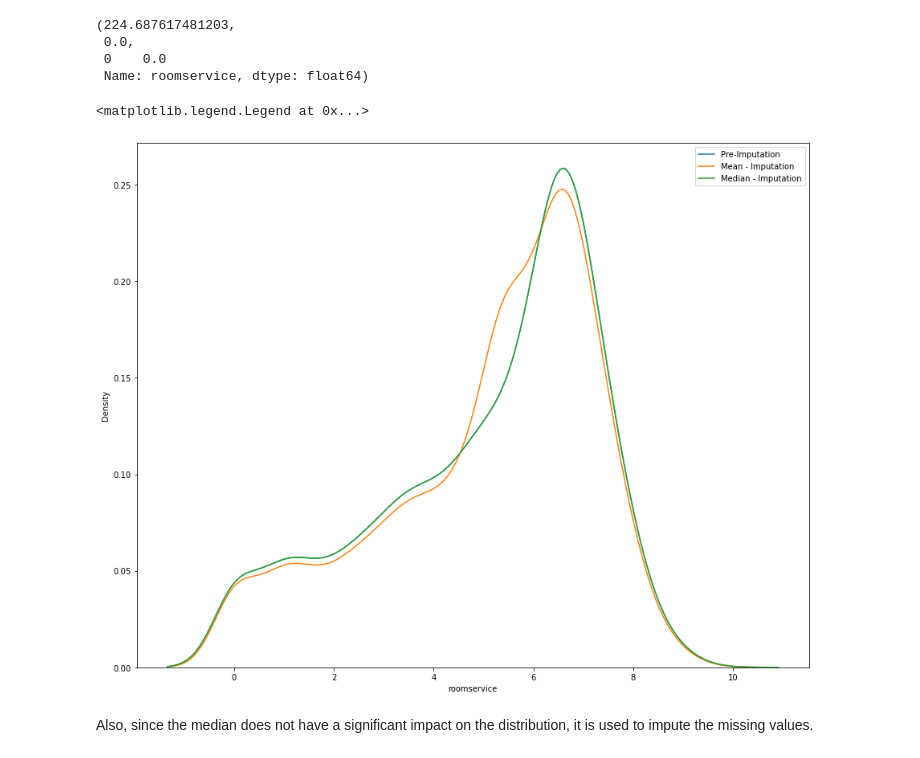
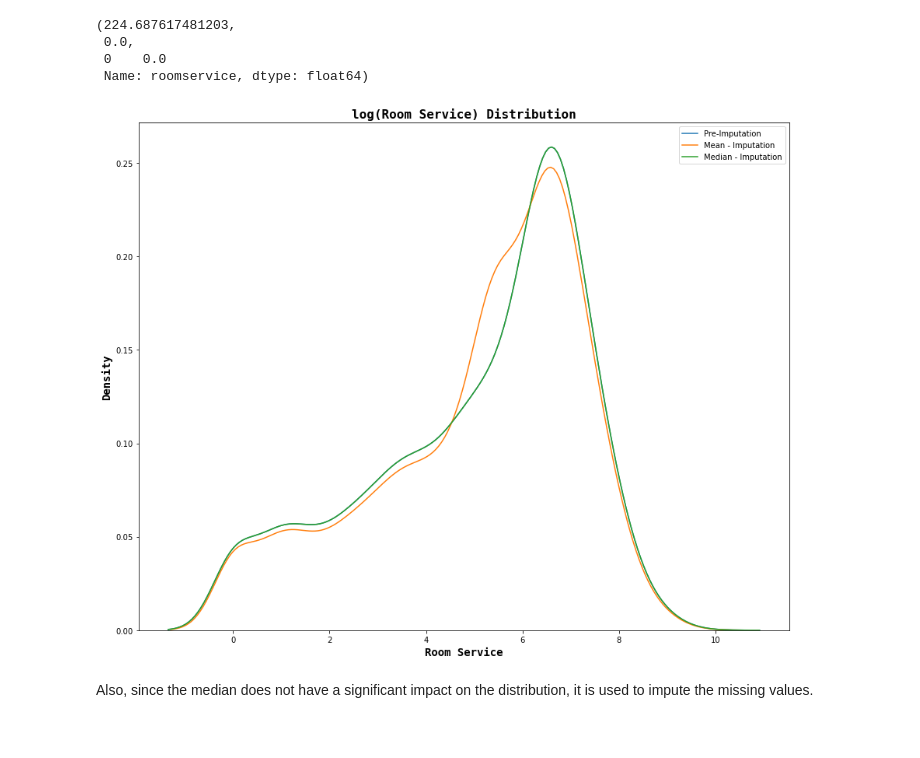
Before and after one commit to XVI-IX/spaceship_titanic, a Jupyter notebook: spaceship.ipynb, the cells around one changed output. Drawn from its saved outputs; the diff is of its cells as text; code cells hidden in the pictures.

```diff
--- a/spaceship.ipynb
+++ b/spaceship.ipynb
@@ -335,24 +348,28 @@ mean, median, mode
 # %%
 plt.figure(figsize=(15, 12))
 sns.kdeplot(
     x=np.log(df['roomservice']),
     data=df,
     label='Pre-Imputation'
 )
 sns.kdeplot(
     x=np.log(df['roomservice'].fillna(mean)),
     data=df,
     label="Mean - Imputation"
 )
 sns.kdeplot(
     x=np.log(df['roomservice'].fillna(median)),
     data=df,
     label="Median - Imputation"
 )
 plt.legend()
+plt.title("log(Room Service) Distribution", fontdict=title_fontdict)
+plt.xlabel("Room Service", fontdict=pct_fontdict)
+plt.ylabel("Density", fontdict=pct_fontdict)
+
+plt.savefig("roomservice distribution (imputation).png")
 # %% [output]
-<matplotlib.legend.Legend at 0x...>
-[figure, old version]
+[figure, new version]
 # %%
 df.roomservice.fillna(median, inplace=True)
 # %% [markdown]
```
Also changed, not shown: parts of 30 cells of this notebook, 22 other files.
